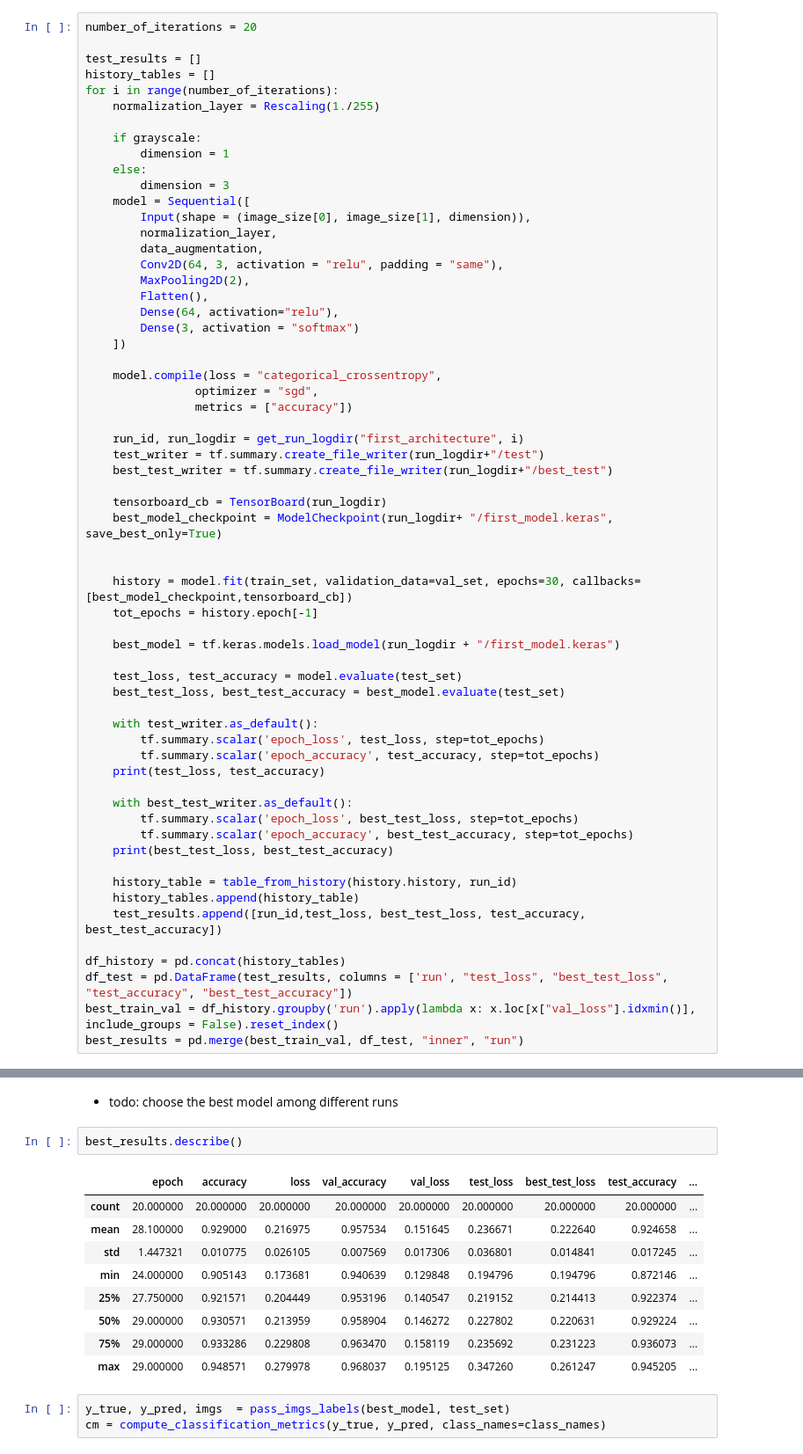
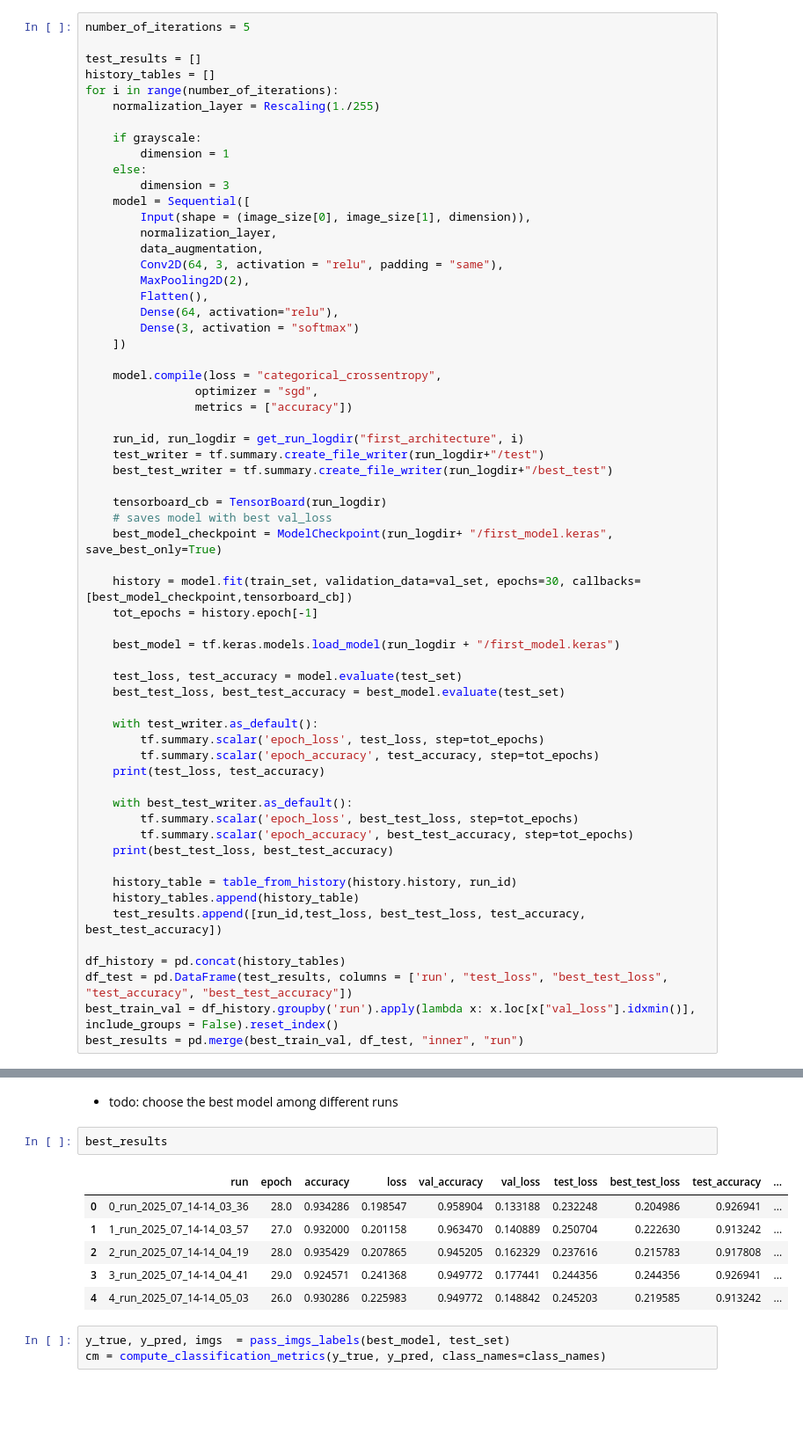
Before and after one commit to ffaundezcab/rps_deep, a Jupyter notebook: notebooks/model.ipynb, the cells around one changed output, grey strips where cells are left out. Shown at 88% size. Saved outputs shown, nothing was run; the diff lists cells and outputs as text; blank space fills up the shorter version.

```diff
--- a/notebooks/model.ipynb
+++ b/notebooks/model.ipynb
@@ -291,7 +313,7 @@ def plot_conf_matrix(cm):
     plt.ylabel("true")
     plt.show()
 # %%
-number_of_iterations = 20
+number_of_iterations = 5
 
 test_results = []
 history_tables = []
@@ -322,8 +344,8 @@ for i in range(number_of_iterations):
     best_test_writer = tf.summary.create_file_writer(run_logdir+"/best_test")
 
     tensorboard_cb = TensorBoard(run_logdir)
+    # saves model with best val_loss
     best_model_checkpoint = ModelCheckpoint(run_logdir+ "/first_model.keras", save_best_only=True)
-
 
     history = model.fit(train_set, validation_data=val_set, epochs=30, callbacks=[best_model_checkpoint,tensorboard_cb])
     tot_epochs = history.epoch[-1]
@@ -372,17 +394,14 @@ Epoch 6/30
 # %% [markdown]
 - todo: choose the best model among different runs
 # %%
-best_results.describe()
+best_results
 # %% [output]
-|  | epoch | accuracy | loss | val_accuracy | val_loss | test_loss | best_test_loss | test_accuracy | ... |
-| count | 20.000000 | 20.000000 | 20.000000 | 20.000000 | 20.000000 | 20.000000 | 20.000000 | 20.000000 | ... |
-| mean | 28.100000 | 0.929000 | 0.216975 | 0.957534 | 0.151645 | 0.236671 | 0.222640 | 0.924658 | ... |
-| std | 1.447321 | 0.010775 | 0.026105 | 0.007569 | 0.017306 | 0.036801 | 0.014841 | 0.017245 | ... |
-| min | 24.000000 | 0.905143 | 0.173681 | 0.940639 | 0.129848 | 0.194796 | 0.194796 | 0.872146 | ... |
-| 25% | 27.750000 | 0.921571 | 0.204449 | 0.953196 | 0.140547 | 0.219152 | 0.214413 | 0.922374 | ... |
-| 50% | 29.000000 | 0.930571 | 0.213959 | 0.958904 | 0.146272 | 0.227802 | 0.220631 | 0.929224 | ... |
-| 75% | 29.000000 | 0.933286 | 0.229808 | 0.963470 | 0.158119 | 0.235692 | 0.231223 | 0.936073 | ... |
-| max | 29.000000 | 0.948571 | 0.279978 | 0.968037 | 0.195125 | 0.347260 | 0.261247 | 0.945205 | ... |
+|  | run | epoch | accuracy | loss | val_accuracy | val_loss | test_loss | best_test_loss | test_accuracy | ... |
+| 0 | 0_run_2025_07_14-14_03_36 | 28.0 | 0.934286 | 0.198547 | 0.958904 | 0.133188 | 0.232248 | 0.204986 | 0.926941 | ... |
+| 1 | 1_run_2025_07_14-14_03_57 | 27.0 | 0.932000 | 0.201158 | 0.963470 | 0.140889 | 0.250704 | 0.222630 | 0.913242 | ... |
+| 2 | 2_run_2025_07_14-14_04_19 | 28.0 | 0.935429 | 0.207865 | 0.945205 | 0.162329 | 0.237616 | 0.215783 | 0.917808 | ... |
+| 3 | 3_run_2025_07_14-14_04_41 | 29.0 | 0.924571 | 0.241368 | 0.949772 | 0.177441 | 0.244356 | 0.244356 | 0.926941 | ... |
+| 4 | 4_run_2025_07_14-14_05_03 | 26.0 | 0.930286 | 0.225983 | 0.949772 | 0.148842 | 0.245203 | 0.219585 | 0.913242 | ... |
 # %%
 y_true, y_pred, imgs  = pass_imgs_labels(best_model, test_set)
 cm = compute_classification_metrics(y_true, y_pred, class_names=class_names)
```
Also changed, not shown: parts of 17 cells of this notebook.
